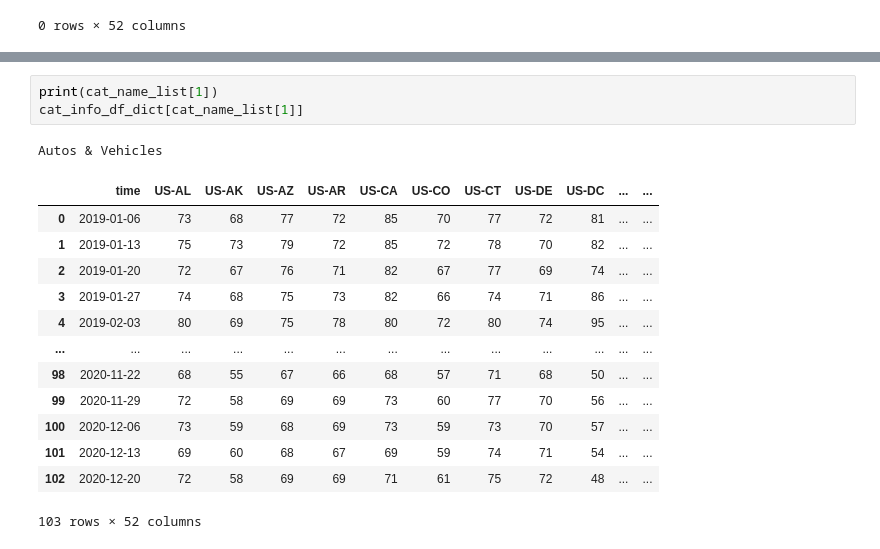
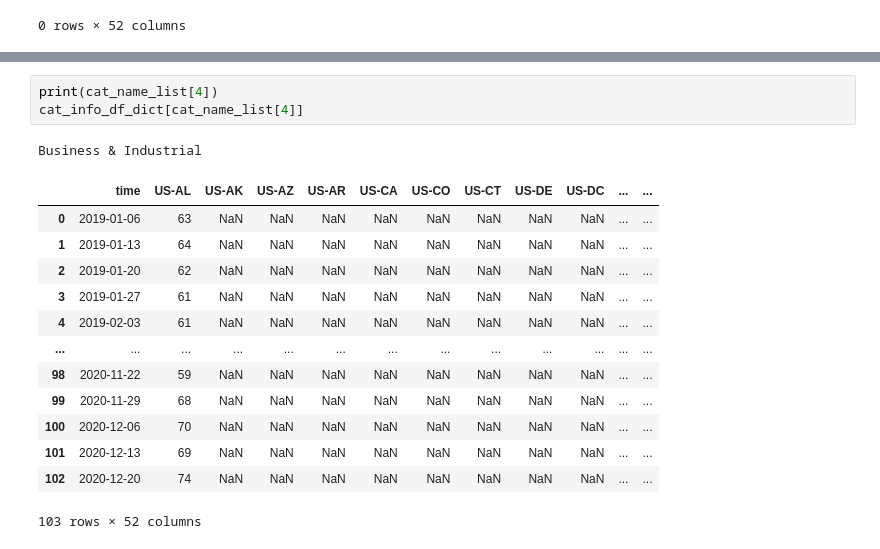
Before and after one commit to sarahDH615/google_trends_covid_project, a Jupyter notebook: sarah/google_trends/pytrends-google-search-data.ipynb, the cells around one changed output, grey strips where cells are left out. Saved outputs shown, nothing was run; the diff lists cells and outputs as text.

```diff
--- a/sarah/google_trends/pytrends-google-search-data.ipynb
+++ b/sarah/google_trends/pytrends-google-search-data.ipynb
@@ -147,18 +171,18 @@ per_cat_info_collector(1)
 # %%
-print(cat_name_list[1])
-cat_info_df_dict[cat_name_list[1]]
+print(cat_name_list[4])
+cat_info_df_dict[cat_name_list[4]]
 # %% [output]
-Autos & Vehicles
+Business & Industrial
 |  | time | US-AL | US-AK | US-AZ | US-AR | US-CA | US-CO | US-CT | US-DE | US-DC | ... | ... |
-| 0 | 2019-01-06 | 73 | 68 | 77 | 72 | 85 | 70 | 77 | 72 | 81 | ... | ... |
-| 1 | 2019-01-13 | 75 | 73 | 79 | 72 | 85 | 72 | 78 | 70 | 82 | ... | ... |
-| 2 | 2019-01-20 | 72 | 67 | 76 | 71 | 82 | 67 | 77 | 69 | 74 | ... | ... |
-| 3 | 2019-01-27 | 74 | 68 | 75 | 73 | 82 | 66 | 74 | 71 | 86 | ... | ... |
-| 4 | 2019-02-03 | 80 | 69 | 75 | 78 | 80 | 72 | 80 | 74 | 95 | ... | ... |
+| 0 | 2019-01-06 | 63 | NaN | NaN | NaN | NaN | NaN | NaN | NaN | NaN | ... | ... |
+| 1 | 2019-01-13 | 64 | NaN | NaN | NaN | NaN | NaN | NaN | NaN | NaN | ... | ... |
+| 2 | 2019-01-20 | 62 | NaN | NaN | NaN | NaN | NaN | NaN | NaN | NaN | ... | ... |
+| 3 | 2019-01-27 | 61 | NaN | NaN | NaN | NaN | NaN | NaN | NaN | NaN | ... | ... |
+| 4 | 2019-02-03 | 61 | NaN | NaN | NaN | NaN | NaN | NaN | NaN | NaN | ... | ... |
 | ... | ... | ... | ... | ... | ... | ... | ... | ... | ... | ... | ... | ... |
-| 98 | 2020-11-22 | 68 | 55 | 67 | 66 | 68 | 57 | 71 | 68 | 50 | ... | ... |
-| 99 | 2020-11-29 | 72 | 58 | 69 | 69 | 73 | 60 | 77 | 70 | 56 | ... | ... |
-| 100 | 2020-12-06 | 73 | 59 | 68 | 69 | 73 | 59 | 73 | 70 | 57 | ... | ... |
-| 101 | 2020-12-13 | 69 | 60 | 68 | 67 | 69 | 59 | 74 | 71 | 54 | ... | ... |
-| 102 | 2020-12-20 | 72 | 58 | 69 | 69 | 71 | 61 | 75 | 72 | 48 | ... | ... |
+| 98 | 2020-11-22 | 59 | NaN | NaN | NaN | NaN | NaN | NaN | NaN | NaN | ... | ... |
+| 99 | 2020-11-29 | 68 | NaN | NaN | NaN | NaN | NaN | NaN | NaN | NaN | ... | ... |
+| 100 | 2020-12-06 | 70 | NaN | NaN | NaN | NaN | NaN | NaN | NaN | NaN | ... | ... |
+| 101 | 2020-12-13 | 69 | NaN | NaN | NaN | NaN | NaN | NaN | NaN | NaN | ... | ... |
+| 102 | 2020-12-20 | 74 | NaN | NaN | NaN | NaN | NaN | NaN | NaN | NaN | ... | ... |
 103 rows × 52 columns
```
Also changed, not shown: parts of 13 cells of this notebook, 6 other files.
